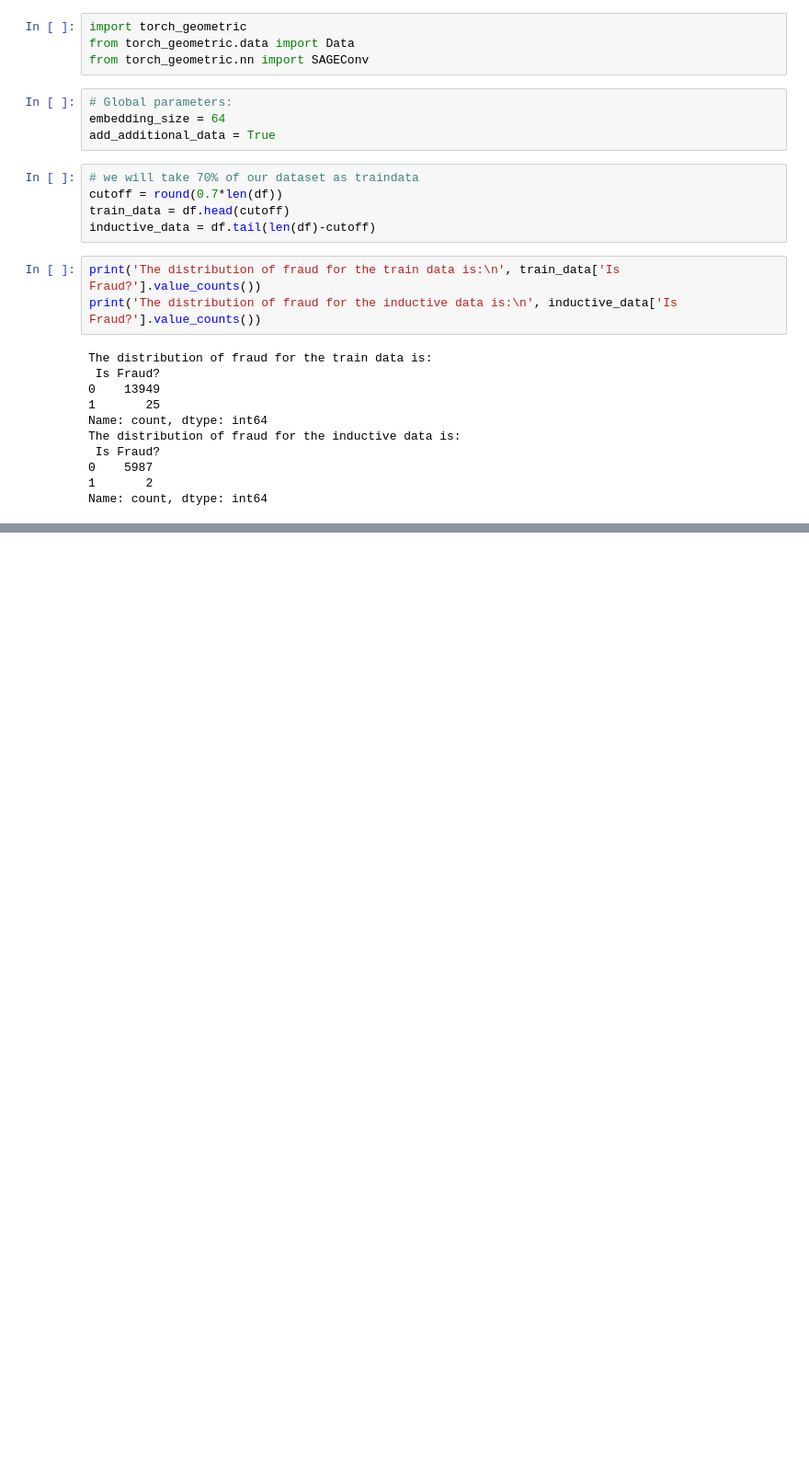
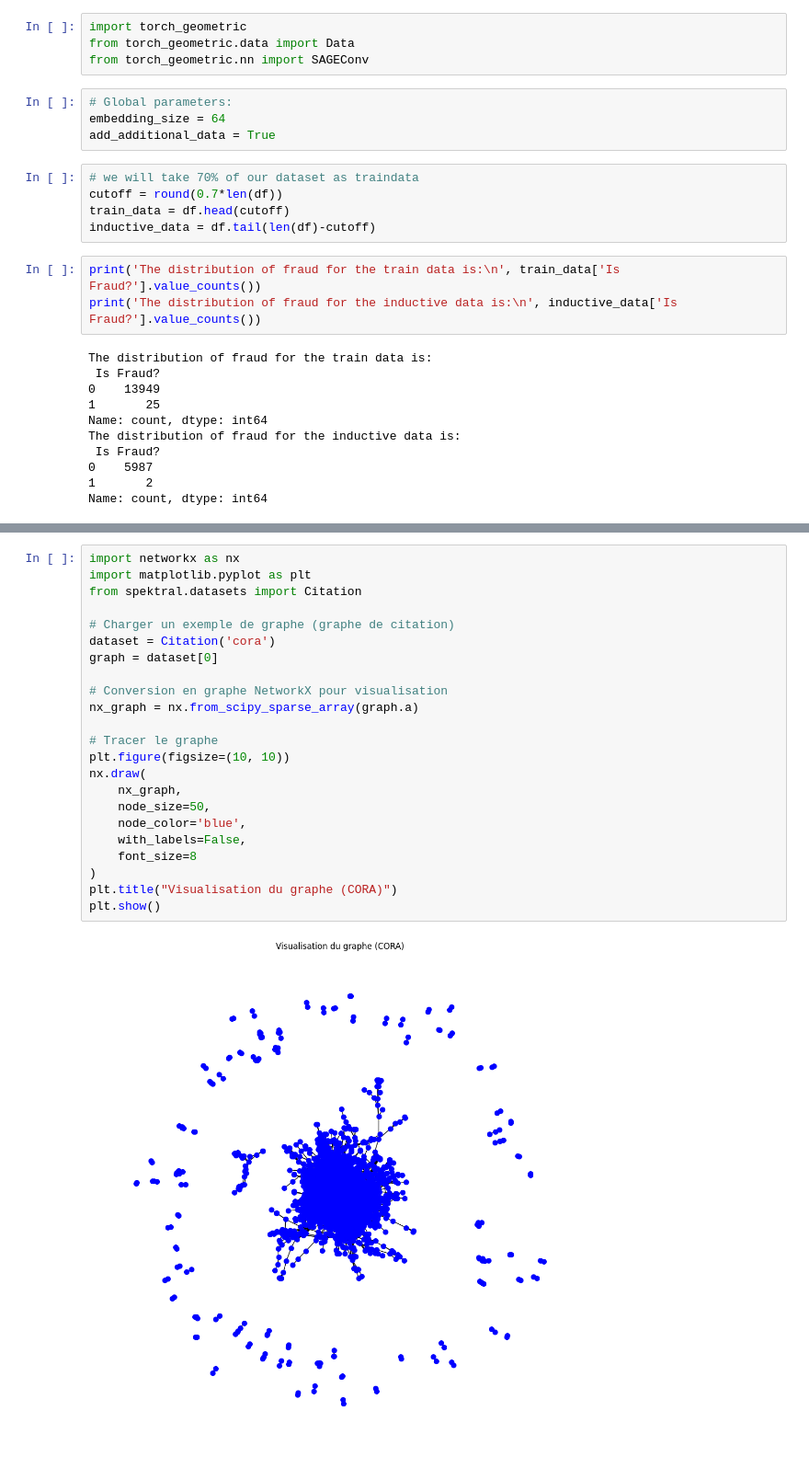
Before and after one commit to walidhbabou/dockerProjetAI, a Jupyter notebook: Bienvenue_dans_Colaboratory.ipynb, the cells around one changed output, grey strips where cells are left out. Shown: that part at 92% size. Cells and saved outputs as stored; diff of their text form; blank space fills up the shorter version.

```diff
--- a/Bienvenue_dans_Colaboratory.ipynb
+++ b/Bienvenue_dans_Colaboratory.ipynb
@@ -570,0 +578,25 @@ SyntaxError: unexpected character after line continuation character (<ipython-in
+# %%
+import networkx as nx
+import matplotlib.pyplot as plt
+from spektral.datasets import Citation
+
+# Charger un exemple de graphe (graphe de citation)
+dataset = Citation('cora')
+graph = dataset[0]
+
+# Conversion en graphe NetworkX pour visualisation
+nx_graph = nx.from_scipy_sparse_array(graph.a)
+
+# Tracer le graphe
+plt.figure(figsize=(10, 10))
+nx.draw(
+    nx_graph,
+    node_size=50,
+    node_color='blue',
+    with_labels=False,
+    font_size=8
+)
+plt.title("Visualisation du graphe (CORA)")
+plt.show()
+# %% [output]
+[figure, added]
```
Also changed, not shown: parts of 8 cells of this notebook.
